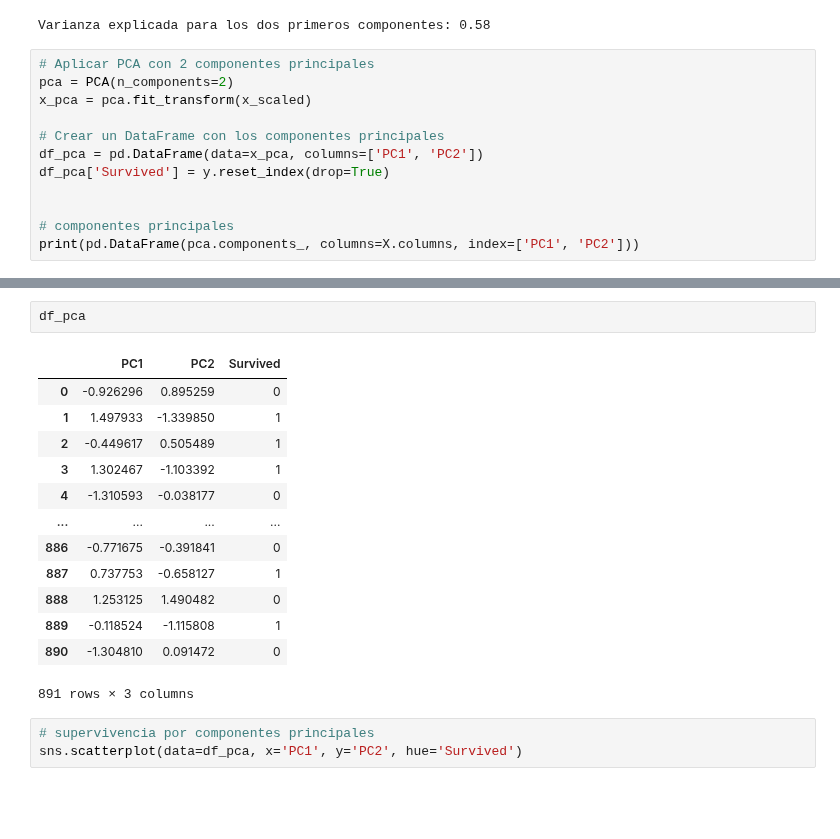
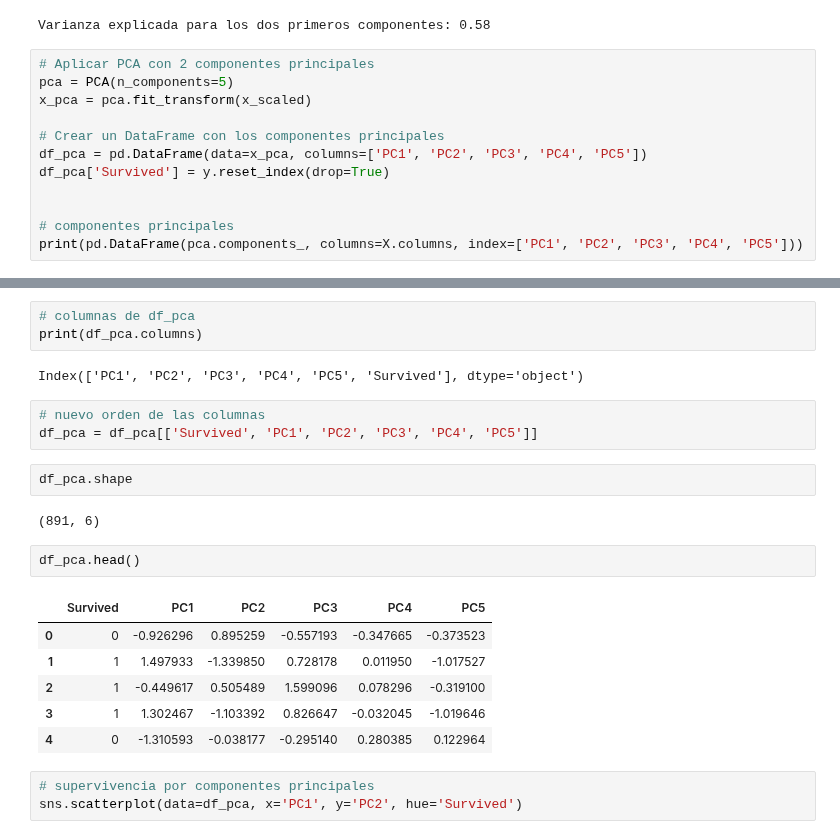
Before and after one commit to osm3rr/pca_analisis, a Jupyter notebook: titanic_pca.ipynb, the cells around one changed output, grey strips where cells are left out. Drawn from its saved outputs; the diff is of its cells as text; blank space fills up the shorter version.

```diff
--- a/titanic_pca.ipynb
+++ b/titanic_pca.ipynb
@@ -154,16 +163,16 @@ print(f"Varianza explicada para los dos primeros componentes: {sum(varianza_expl
 Varianza explicada para los dos primeros componentes: 0.58
 # %%
 # Aplicar PCA con 2 componentes principales
-pca = PCA(n_components=2)
+pca = PCA(n_components=5)
 x_pca = pca.fit_transform(x_scaled)
 
 # Crear un DataFrame con los componentes principales
-df_pca = pd.DataFrame(data=x_pca, columns=['PC1', 'PC2'])
+df_pca = pd.DataFrame(data=x_pca, columns=['PC1', 'PC2', 'PC3', 'PC4', 'PC5'])
 df_pca['Survived'] = y.reset_index(drop=True)
 
 
 # componentes principales
-print(pd.DataFrame(pca.components_, columns=X.columns, index=['PC1', 'PC2']))
+print(pd.DataFrame(pca.components_, columns=X.columns, index=['PC1', 'PC2', 'PC3', 'PC4', 'PC5']))
 # %% [output]
        Pclass       Sex       Age     SibSp     Parch      Fare
 PC1 -0.383365  0.398852 -0.039675  0.389721  0.477610  0.558910
@@ -171,19 +309,24 @@ PC2  0.555720  0.076123 -0.553824  0.412865  0.346717 -0.296629
 # %%
-df_pca
+# columnas de df_pca
+print(df_pca.columns)
 # %% [output]
-|  | PC1 | PC2 | Survived |
-| 0 | -0.926296 | 0.895259 | 0 |
-| 1 | 1.497933 | -1.339850 | 1 |
-| 2 | -0.449617 | 0.505489 | 1 |
-| 3 | 1.302467 | -1.103392 | 1 |
-| 4 | -1.310593 | -0.038177 | 0 |
-| ... | ... | ... | ... |
-| 886 | -0.771675 | -0.391841 | 0 |
-| 887 | 0.737753 | -0.658127 | 1 |
-| 888 | 1.253125 | 1.490482 | 0 |
-| 889 | -0.118524 | -1.115808 | 1 |
-| 890 | -1.304810 | 0.091472 | 0 |
-891 rows × 3 columns
+Index(['PC1', 'PC2', 'PC3', 'PC4', 'PC5', 'Survived'], dtype='object')
+# %%
+# nuevo orden de las columnas
+df_pca = df_pca[['Survived', 'PC1', 'PC2', 'PC3', 'PC4', 'PC5']]
+# %%
+df_pca.shape
+# %% [output]
+(891, 6)
+# %%
+df_pca.head()
+# %% [output]
+|  | Survived | PC1 | PC2 | PC3 | PC4 | PC5 |
+| 0 | 0 | -0.926296 | 0.895259 | -0.557193 | -0.347665 | -0.373523 |
+| 1 | 1 | 1.497933 | -1.339850 | 0.728178 | 0.011950 | -1.017527 |
+| 2 | 1 | -0.449617 | 0.505489 | 1.599096 | 0.078296 | -0.319100 |
+| 3 | 1 | 1.302467 | -1.103392 | 0.826647 | -0.032045 | -1.019646 |
+| 4 | 0 | -1.310593 | -0.038177 | -0.295140 | 0.280385 | 0.122964 |
 # %%
 # supervivencia por componentes principales
 sns.scatterplot(data=df_pca, x='PC1', y='PC2', hue='Survived')
```
Also changed, not shown: parts of 3 cells of this notebook, 1 other file.
